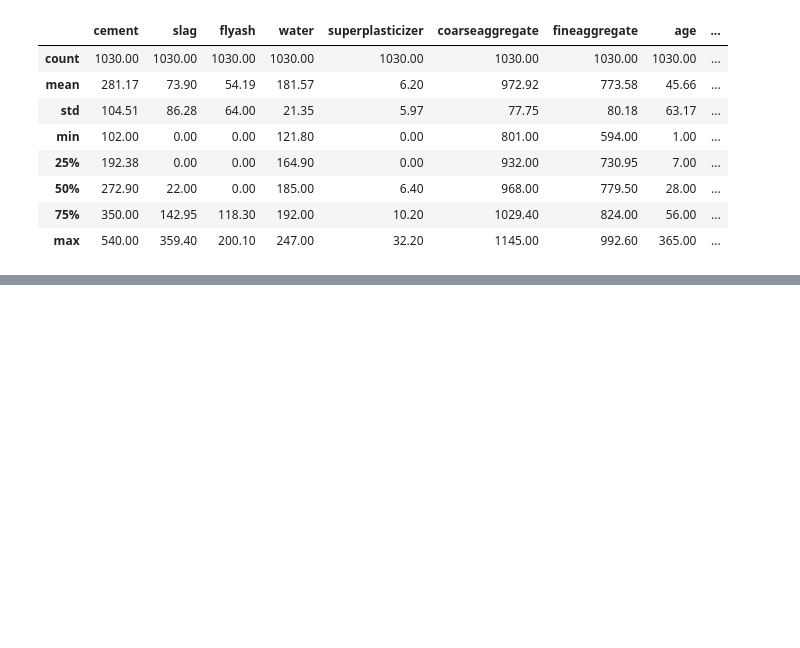
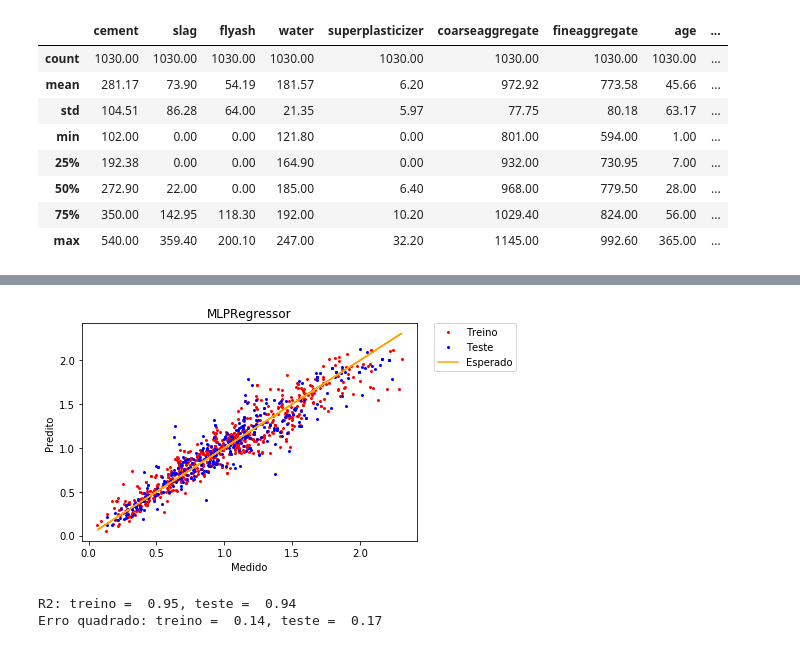
Before and after one commit to nicolasamaduro/cefet-ic-trabalhoFinal, a Jupyter notebook: Predição da Força do Concreto.ipynb, the cells around one changed output, grey strips where cells are left out. Drawn from its saved outputs; the diff is of its cells as text; code cells hidden in the pictures; blank space fills up the shorter version.

```diff
--- a/Predição da Força do Concreto.ipynb
+++ b/Predição da Força do Concreto.ipynb
@@ -58,8 +62,11 @@ show(p1)
 # %%
 from sklearn.neural_network import MLPRegressor
 neural = MLPRegressor(solver='lbfgs', alpha=0.01, hidden_layer_sizes=(8), activation="logistic", max_iter=10000)
-p1 = plotarRegressao(dadosNormalizados, neural)
-show(p1)
+plotarRegressao(dadosNormalizados, neural)
+# %% [output]
+[figure, added]
+R2: treino =  0.95, teste =  0.94
+Erro quadrado: treino =  0.14, teste =  0.17
 # %%
 from sklearn import svm
 svr = svm.SVR(kernel='rbf', C=1)
```
Also changed, not shown: parts of 4 cells of this notebook, 3 other files.
